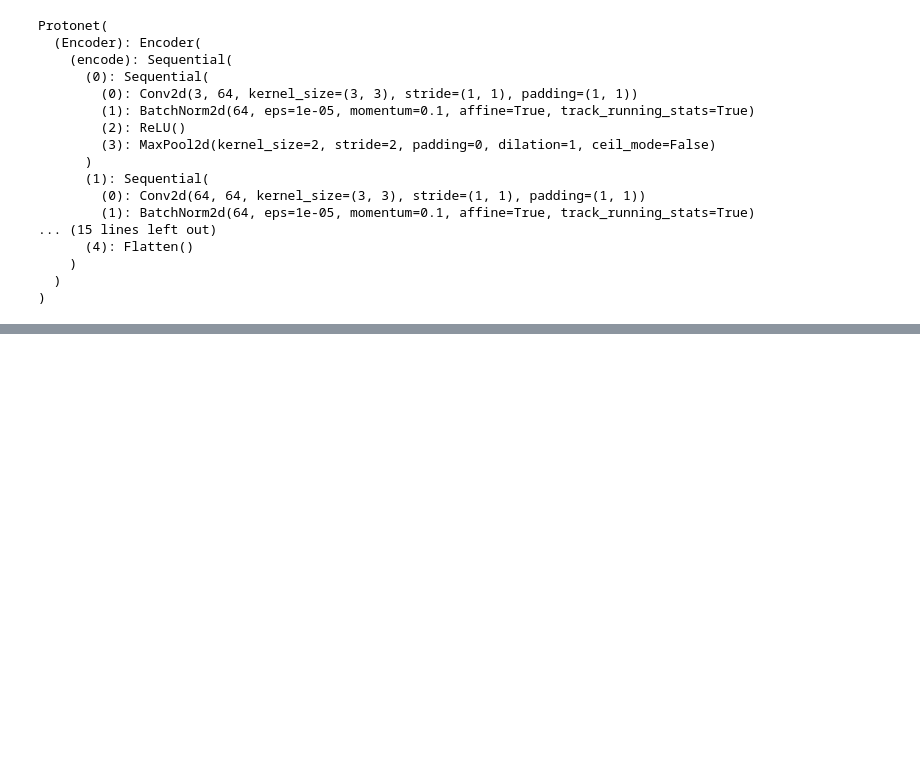
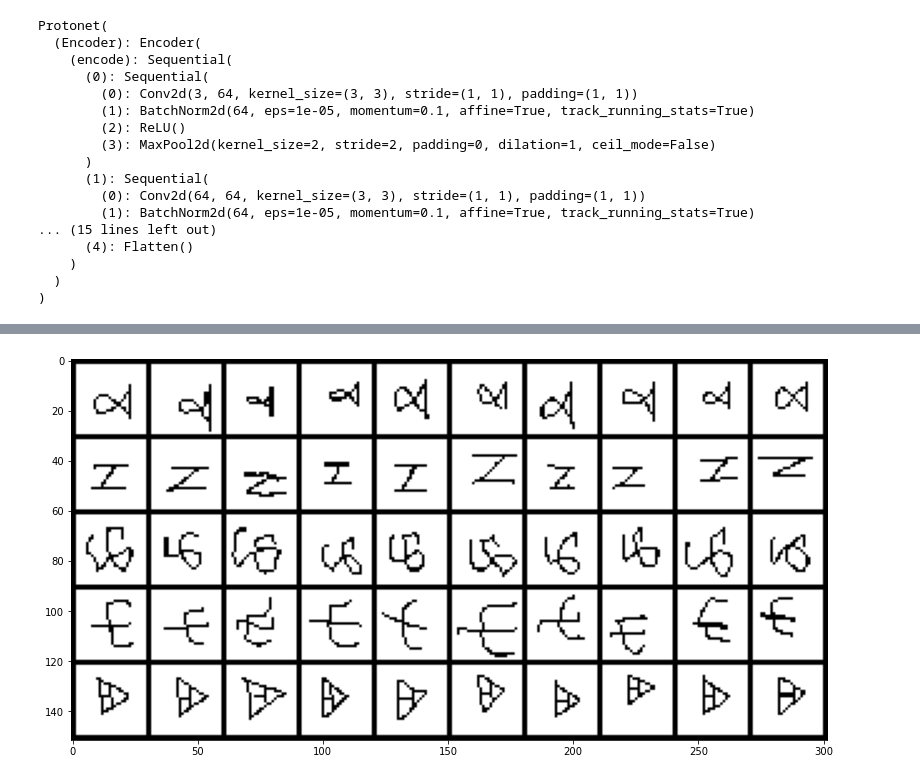
Before and after one commit to shubham-seth/Few-Shot-Learning, a Jupyter notebook: prototype-network.ipynb, the cells around one changed output, grey strips where cells are left out. Cells and saved outputs as stored; diff of their text form; code cells hidden in the pictures; blank space fills up the shorter version.

```diff
--- a/prototype-network.ipynb
+++ b/prototype-network.ipynb
@@ -316,0 +317,5 @@ Test results -- Loss: 0.0199 Acc: 0.9961
+# %%
+my_sample = dataloader.extract_sample(n_way, n_support, n_query, test_x, test_y)
+display_sample(my_sample['images'])
+# %% [output]
+[figure, added]
```
Also changed, not shown: parts of 4 cells of this notebook.
